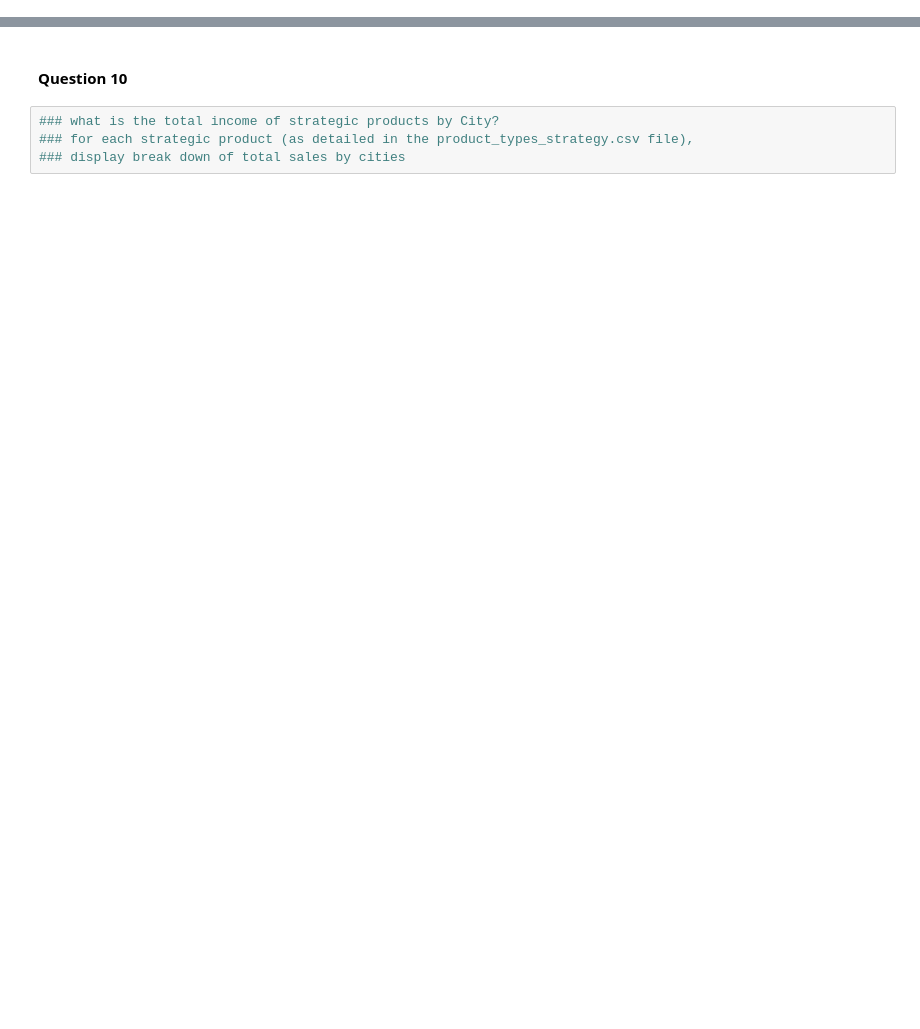
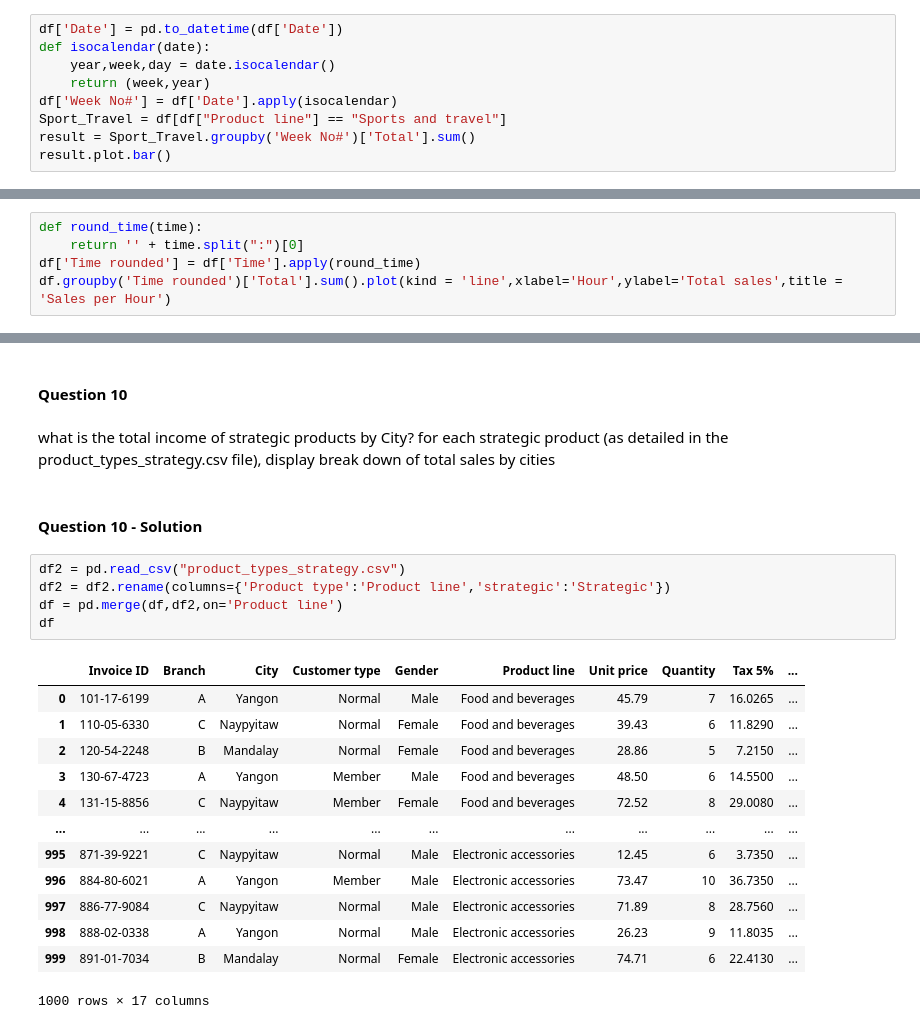
Before and after one commit to OmerKriger/DataSciencePython-PreprocessingData, a Jupyter notebook: assignment2-task1.ipynb, the cells around one changed output, grey strips where cells are left out. Saved outputs shown, nothing was run; the diff lists cells and outputs as text; blank space fills up the shorter version.

```diff
--- a/assignment2-task1.ipynb
+++ b/assignment2-task1.ipynb
@@ -155,0 +160,9 @@ pd.DataFrame(result)
+# %%
+df['Date'] = pd.to_datetime(df['Date'])
+def isocalendar(date):
+    year,week,day = date.isocalendar()
+    return (week,year)
+df['Week No#'] = df['Date'].apply(isocalendar)
+Sport_Travel = df[df["Product line"] == "Sports and travel"]
+result = Sport_Travel.groupby('Week No#')['Total'].sum()
+result.plot.bar()
@@ -161,0 +180,5 @@ pd.DataFrame(result)
+# %%
+def round_time(time):
+    return '' + time.split(":")[0]
+df['Time rounded'] = df['Time'].apply(round_time)
+df.groupby('Time rounded')['Total'].sum().plot(kind = 'line',xlabel='Hour',ylabel='Total sales',title = 'Sales per Hour')
@@ -168,6 +201,26 @@ pd.DataFrame(result)
 # %% [markdown]
 #### Question 10
-# %%
-### what is the total income of strategic products by City?
-### for each strategic product (as detailed in the product_types_strategy.csv file),
-### display break down of total sales by cities
+# %% [markdown]
+what is the total income of strategic products by City?
+for each strategic product (as detailed in the product_types_strategy.csv file), display break down of total sales by cities
+# %% [markdown]
+#### Question 10 - Solution
+# %%
+df2 = pd.read_csv("product_types_strategy.csv")
+df2 = df2.rename(columns={'Product type':'Product line','strategic':'Strategic'})
+df = pd.merge(df,df2,on='Product line')
+df
+# %% [output]
+|  | Invoice ID | Branch | City | Customer type | Gender | Product line | Unit price | Quantity | Tax 5% | ... |
+| 0 | 101-17-6199 | A | Yangon | Normal | Male | Food and beverages | 45.79 | 7 | 16.0265 | ... |
+| 1 | 110-05-6330 | C | Naypyitaw | Normal | Female | Food and beverages | 39.43 | 6 | 11.8290 | ... |
+| 2 | 120-54-2248 | B | Mandalay | Normal | Female | Food and beverages | 28.86 | 5 | 7.2150 | ... |
+| 3 | 130-67-4723 | A | Yangon | Member | Male | Food and beverages | 48.50 | 6 | 14.5500 | ... |
+| 4 | 131-15-8856 | C | Naypyitaw | Member | Female | Food and beverages | 72.52 | 8 | 29.0080 | ... |
+| ... | ... | ... | ... | ... | ... | ... | ... | ... | ... | ... |
+| 995 | 871-39-9221 | C | Naypyitaw | Normal | Male | Electronic accessories | 12.45 | 6 | 3.7350 | ... |
+| 996 | 884-80-6021 | A | Yangon | Member | Male | Electronic accessories | 73.47 | 10 | 36.7350 | ... |
+| 997 | 886-77-9084 | C | Naypyitaw | Normal | Male | Electronic accessories | 71.89 | 8 | 28.7560 | ... |
+| 998 | 888-02-0338 | A | Yangon | Normal | Male | Electronic accessories | 26.23 | 9 | 11.8035 | ... |
+| 999 | 891-01-7034 | B | Mandalay | Normal | Female | Electronic accessories | 74.71 | 6 | 22.4130 | ... |
+1000 rows × 17 columns
```
Also changed, not shown: parts of 29 cells of this notebook.
